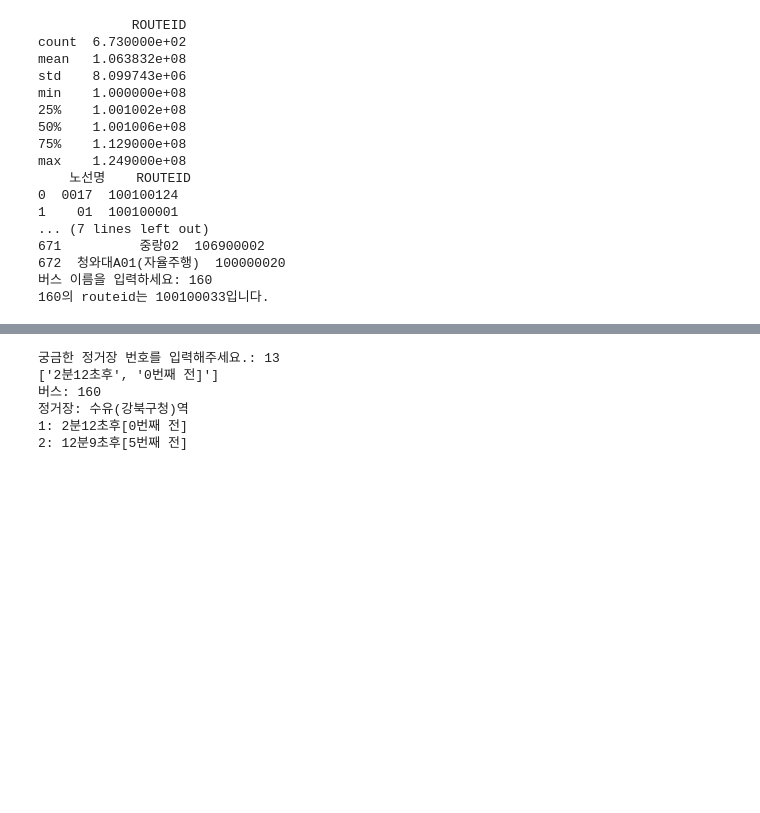
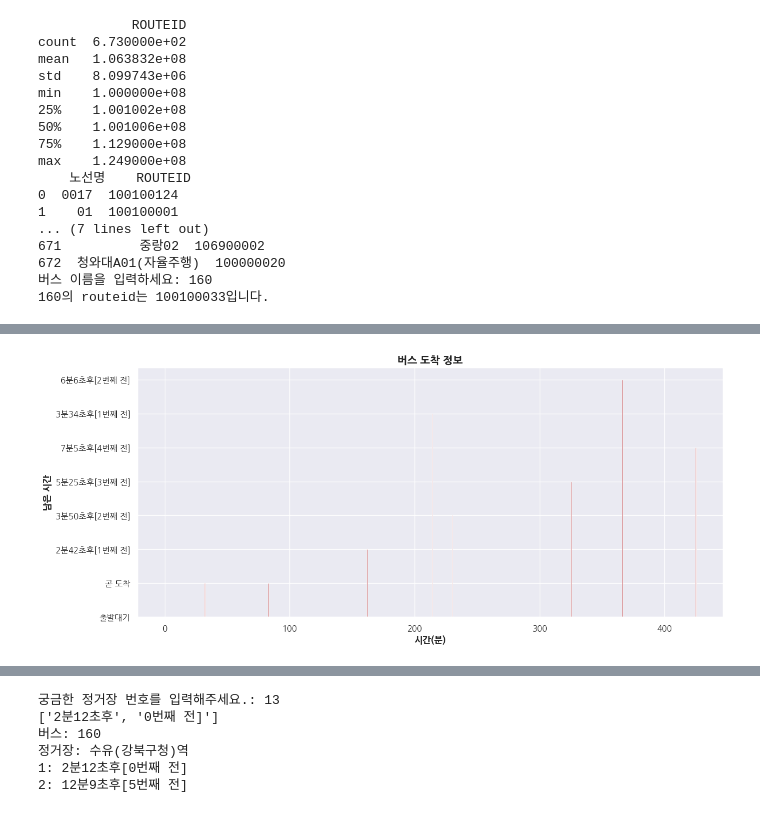
Before and after one commit to khm9309/A, a Jupyter notebook: Bus.ipynb, the cells around one changed output, grey strips where cells are left out. Saved outputs shown, nothing was run; the diff lists cells and outputs as text; code cells hidden in the pictures; blank space fills up the shorter version.

```diff
--- a/Bus.ipynb
+++ b/Bus.ipynb
@@ -155,0 +172,5 @@ df.to_excel(excel_writer="bus.xlsx")
+# %%
+import pandas as pd
+
+df = pd.read_excel('/content/bus.xlsx')
+df
@@ -155,0 +192,6 @@ df.to_excel(excel_writer="bus.xlsx")
+# %%
+!apt-get update -qq
+!apt-get install fonts-nanum* -qq
+
+import matplotlib.pyplot as plt
+plt.rc('font', family='NanumGothic')
@@ -155,0 +254,18 @@ df.to_excel(excel_writer="bus.xlsx")
+# %%
+import matplotlib.pyplot as plt
+import pandas as pd
+
+df['traTime1'] = pd.to_numeric(df['traTime1'].head(10))
+df['arrmsg1'] = df['arrmsg1'].astype(str)
+
+fig = plt.figure(figsize=(14,6))
+ax = plt.subplot(1,1,1)
+
+ax.bar(df['traTime1'], df['arrmsg1'], color='r', alpha=0.7)
+ax.set_xlabel('시간(분)', fontweight='bold', fontsize=12)
+ax.set_ylabel('남은 시간', fontweight='bold', fontsize=12)
+ax.set_title('버스 도착 정보', fontweight='bold', fontsize=14)
+
+plt.show()
+# %% [output]
+[figure, added]
```
Also changed, not shown: parts of 11 cells of this notebook.
